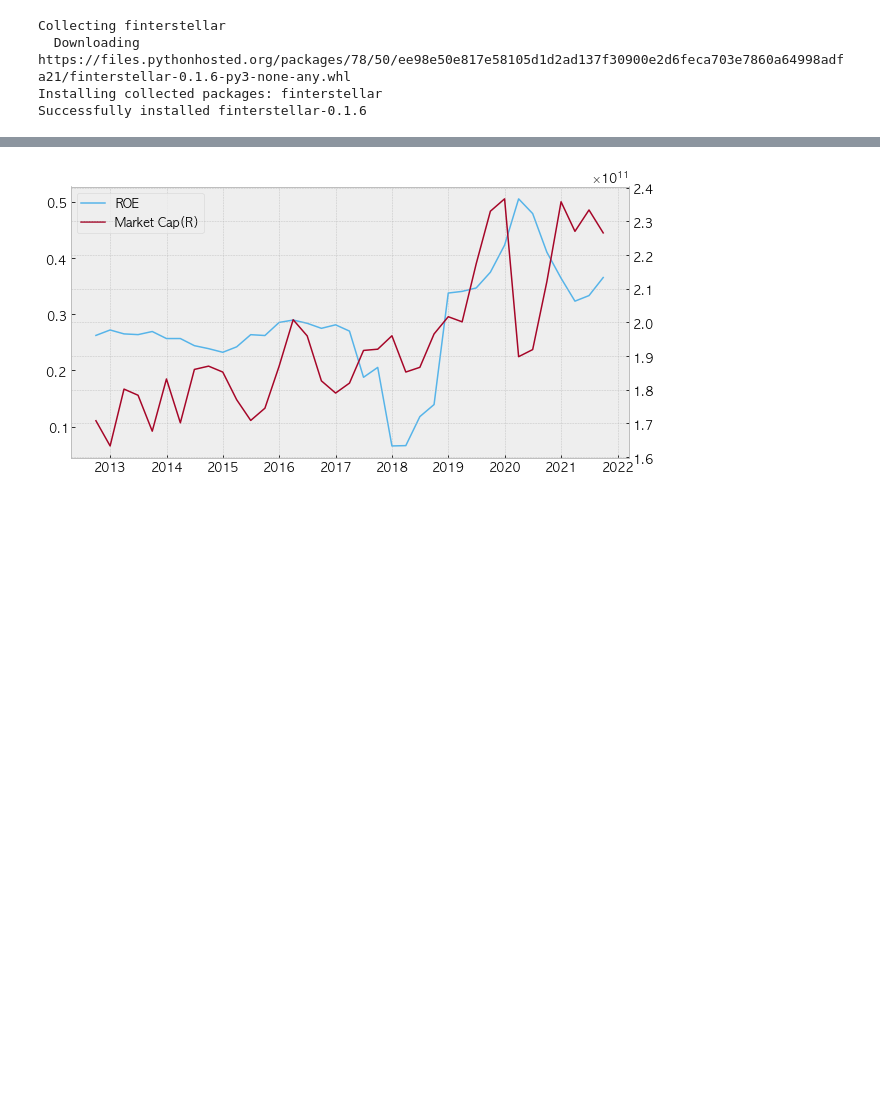
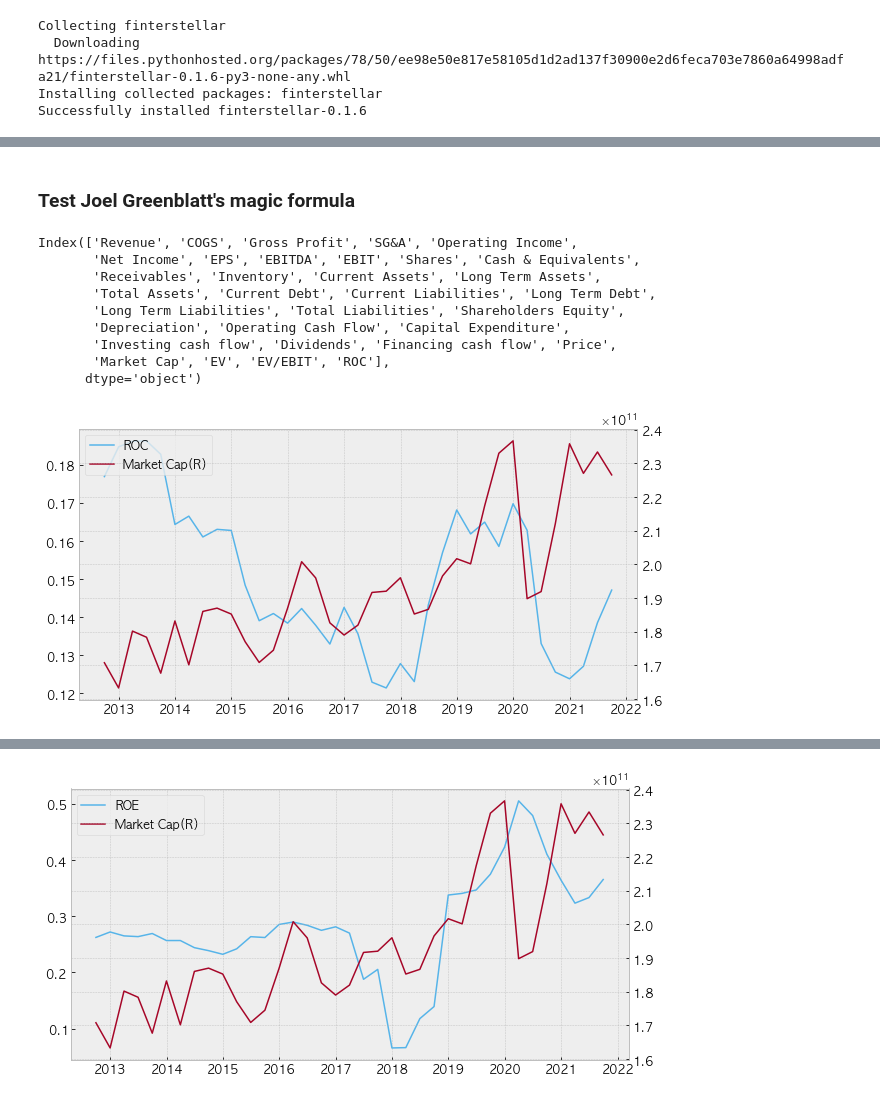
Before and after one commit to snoop2head/finterstellar-study, a Jupyter notebook: ch7_1.ipynb, the cells around one changed output, grey strips where cells are left out. Cells and saved outputs as stored; diff of their text form; code cells hidden in the pictures; blank space fills up the shorter version.

Commit message:
test joel greenblat standard: correct '

```diff
--- a/ch7_1.ipynb
+++ b/ch7_1.ipynb
@@ -29,3 +30,28 @@ df.head()
 | 2013-03-31 | 47,915,000,000.00 | 19,029,000,000.00 | 28,886,000,000.00 | 17,739,000,000.00 | 10,678,000,000.00 | 8,716,000,000.00 | 1.94 | 12,686,000,000.00 | 10,678,000,000.00 | ... |
 | 2013-06-30 | 47,579,000,000.00 | 18,794,000,000.00 | 28,785,000,000.00 | 17,627,000,000.00 | 10,627,000,000.00 | 8,604,000,000.00 | 1.92 | 12,601,000,000.00 | 10,627,000,000.00 | ... |
 | 2013-09-30 | 47,269,000,000.00 | 18,734,000,000.00 | 28,535,000,000.00 | 17,421,000,000.00 | 10,306,000,000.00 | 8,740,000,000.00 | 1.96 | 12,263,000,000.00 | 10,306,000,000.00 | ... |
+# %% [markdown]
+### Test Joel Greenblatt's magic formula
+# %%
+# price factor
+def factor_as_greenblatt(df):
+    df["Market Cap"] = df["Price"] * df["Shares"]
+    df["EV"] = df["Market Cap"] + df['Total Liabilities'] - df["Cash & Equivalents"]
+    df["EV/EBIT"] = df["EV"] / df["EBIT"]
+    df['ROC'] = df['EBIT'] / ( df['Total Assets'] - df['Current Liabilities'] )
+    return df
+# %%
+df = factor_as_greenblatt(df)
+print(df.columns)
+fs.draw_chart(df, left='ROC', right='Market Cap')
+# %% [output]
+Index(['Revenue', 'COGS', 'Gross Profit', 'SG&A', 'Operating Income',
+       'Net Income', 'EPS', 'EBITDA', 'EBIT', 'Shares', 'Cash & Equivalents',
+       'Receivables', 'Inventory', 'Current Assets', 'Long Term Assets',
+       'Total Assets', 'Current Debt', 'Current Liabilities', 'Long Term Debt',
+       'Long Term Liabilities', 'Total Liabilities', 'Shareholders Equity',
+       'Depreciation', 'Operating Cash Flow', 'Capital Expenditure',
+       'Investing cash flow', 'Dividends', 'Financing cash flow', 'Price',
+       'Market Cap', 'EV', 'EV/EBIT', 'ROC'],
+      dtype='object')
+[figure, added]
```
Also changed, not shown: parts of 8 cells of this notebook, 1 other file.
